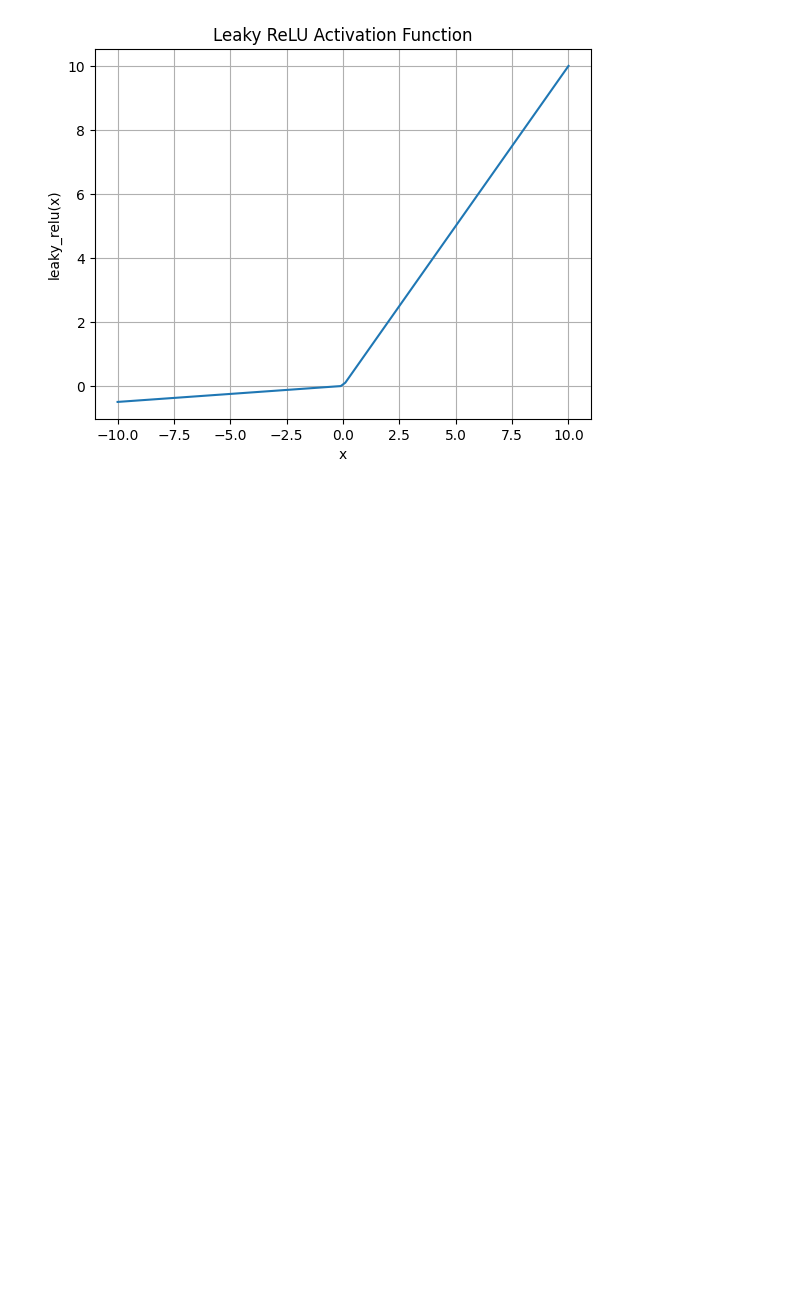
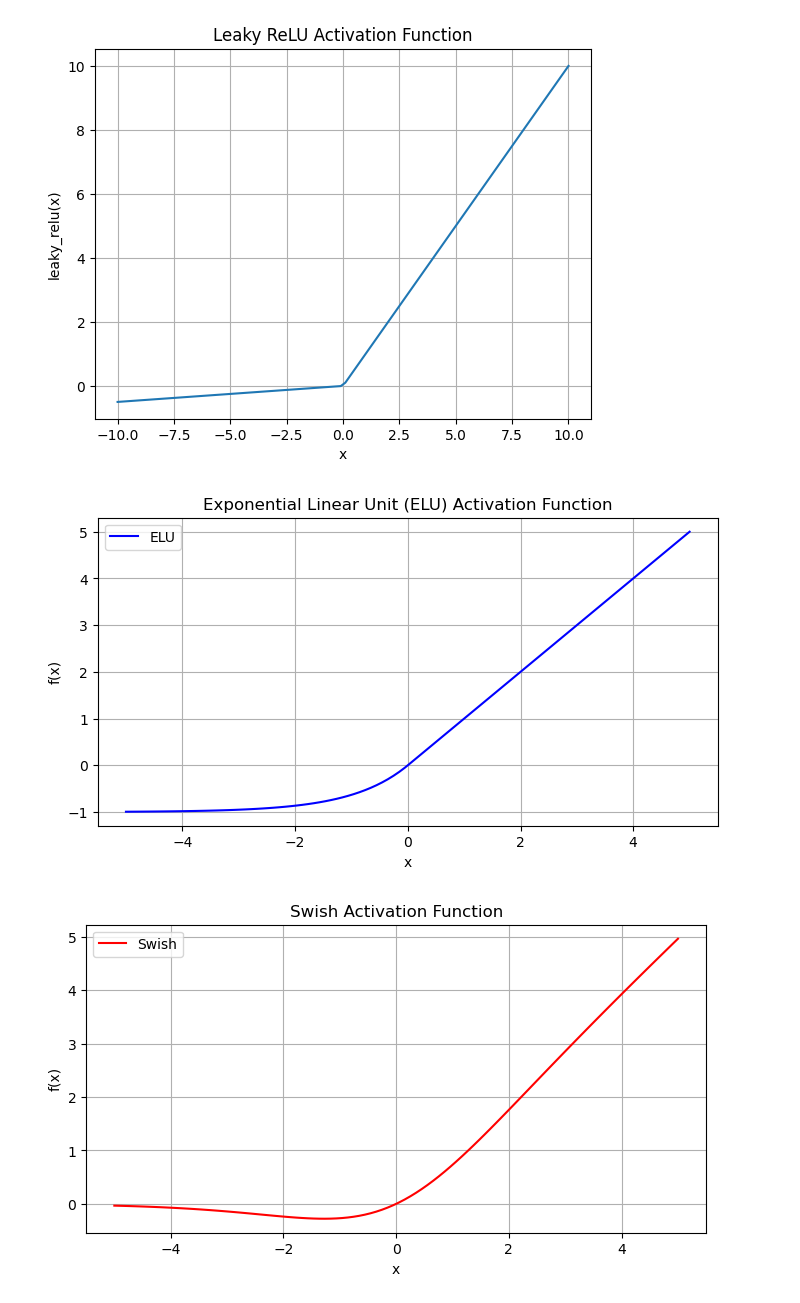
Before and after one commit to ranjan2829/ann-codes, a Jupyter notebook: ann-1 activation.ipynb, the cells around one changed output. Cells and saved outputs as stored; diff of their text form; code cells hidden in the pictures; blank space fills up the shorter version.

```diff
--- a/ann-1 activation.ipynb
+++ b/ann-1 activation.ipynb
@@ -86,3 +86,41 @@ plt.grid(True)
 plt.show()
 # %% [output]
 [figure]
+# %%
+
+
+def elu(x, alpha=1.0):
+    return np.where(x > 0, x, alpha * (np.exp(x) - 1))
+
+def swish(x, beta=1.0):
+    return x * (1 / (1 + np.exp(-beta * x)))
+
+# Generate x values
+x = np.linspace(-5, 5, 100)
+
+# Calculate y values for ELU and Swish
+y_elu = elu(x)
+y_swish = swish(x)
+
+# Plot ELU activation function
+plt.figure(figsize=(8, 4))
+plt.plot(x, y_elu, label='ELU', color='blue')
+plt.xlabel('x')
+plt.ylabel('f(x)')
+plt.title('Exponential Linear Unit (ELU) Activation Function')
+plt.legend()
+plt.grid(True)
+plt.show()
+
+# Plot Swish activation function
+plt.figure(figsize=(8, 4))
+plt.plot(x, y_swish, label='Swish', color='red')
+plt.xlabel('x')
+plt.ylabel('f(x)')
+plt.title('Swish Activation Function')
+plt.legend()
+plt.grid(True)
+plt.show()
+# %% [output]
+[figure, added]
+[figure, added]
```
Also changed, not shown: parts of 4 cells of this notebook.
